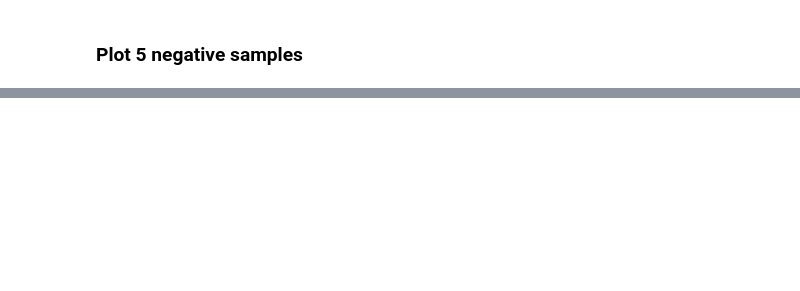
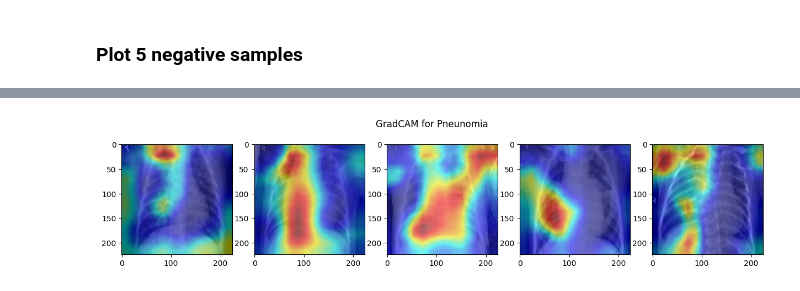
Before and after one commit to richdanis/ML4H, a Jupyter notebook: Project 1/MLHC_P1_Part2_c_d.ipynb, the cells around one changed output, grey strips where cells are left out. Saved outputs shown, nothing was run; the diff lists cells and outputs as text; code cells hidden in the pictures; blank space fills up the shorter version.

```diff
--- a/Project 1/MLHC_P1_Part2_c_d.ipynb
+++ b/Project 1/MLHC_P1_Part2_c_d.ipynb
@@ -295,0 +297,5 @@ plt.show()
+# %%
+target_layers = model.layer13
+cam = GradCAM(model=model, target_layers=target_layers, use_cuda=True)
+# %%
+pneunomia_cam = cam(input_tensor=pneunomia)
@@ -295,0 +304,14 @@ plt.show()
+# %%
+plt.rcParams["figure.figsize"] = (15,3)
+fig, ax = plt.subplots(1, 5)
+fig.suptitle("GradCAM for Pneunomia")
+
+for gray_cam, img, axis in zip(pneunomia_cam, pneunomia, ax):
+
+  original_image = np.transpose(img.cpu().detach().numpy(), (1, 2, 0))
+  visualization = show_cam_on_image(original_image, gray_cam, use_rgb=True)
+  axis.imshow(visualization)
+
+plt.show()
+# %% [output]
+[figure, added]
```
Also changed, not shown: parts of 11 cells of this notebook.
